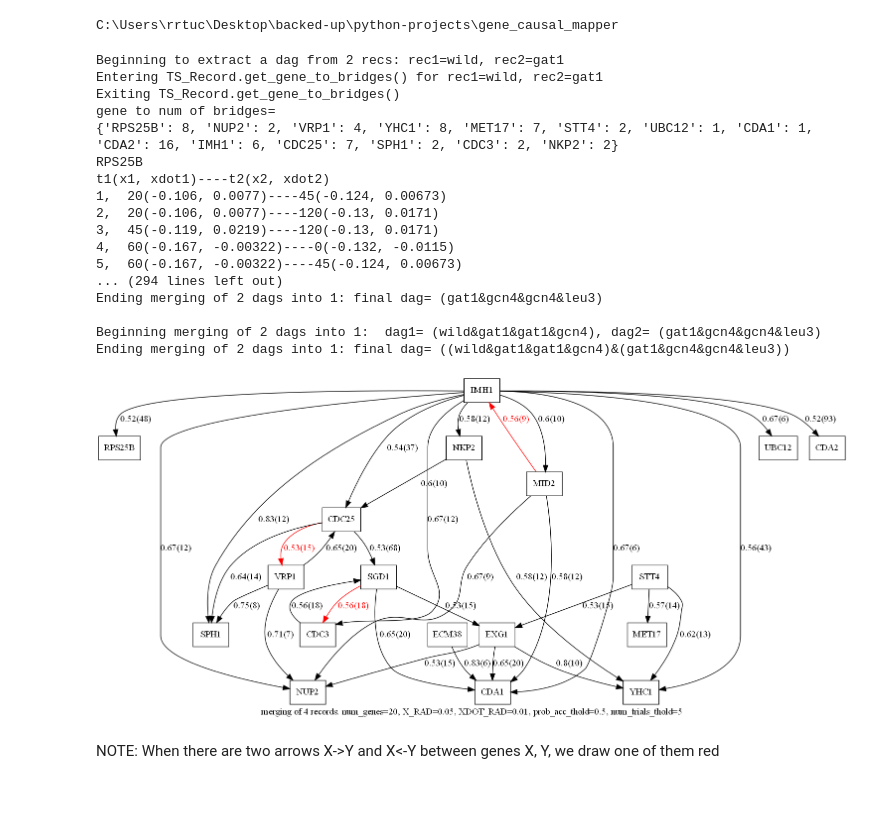
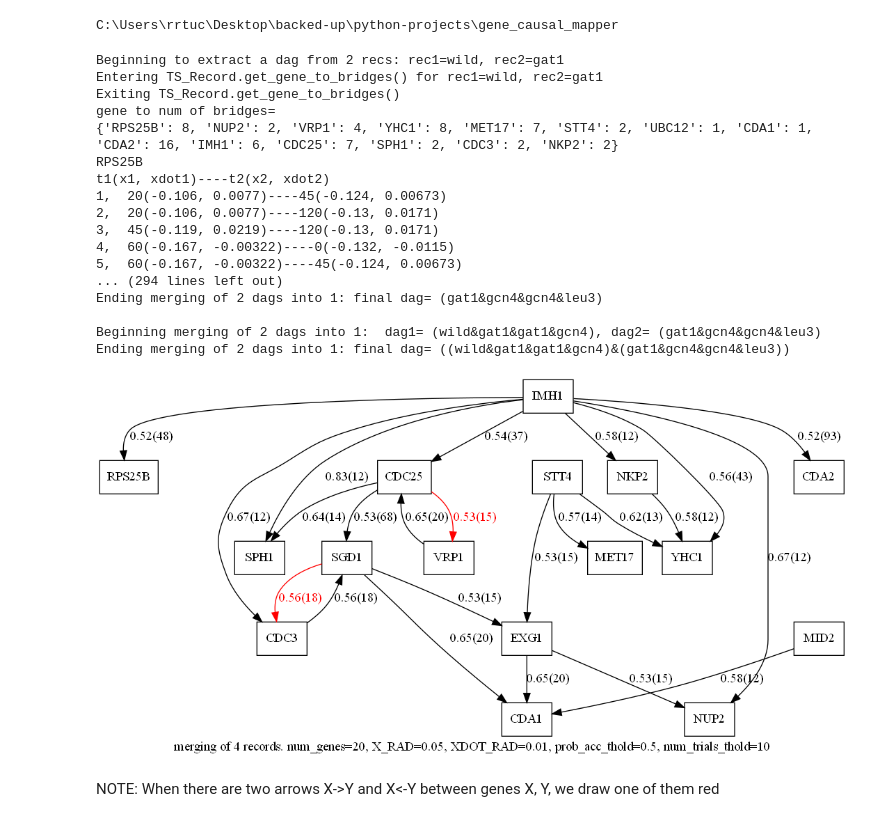
Before and after one commit to rrtucci/gene_causal_mapper, a Jupyter notebook: jupyter_notebooks/dream3_DAG_20.ipynb, the cells around one changed output. Drawn from its saved outputs; the diff is of its cells as text; code cells hidden in the pictures; blank space fills up the shorter version.

```diff
--- a/jupyter_notebooks/dream3_DAG_20.ipynb
+++ b/jupyter_notebooks/dream3_DAG_20.ipynb
@@ -17,7 +17,7 @@ C:\Users\rrtuc\Desktop\backed-up\python-projects\gene_causal_mapper
 from DagAtlas import *
 # %%
 prob_acc_thold = 0.5
-num_trials_thold = 5
+num_trials_thold = 10
 num_genes = 20
 title= "merging_4_records"
 in_path_pkl = f"data/{title}.pkl"
@@ -30,33 +30,33 @@ dag = DagAtlas.extract_dag_from_n_recs_mem1(
     STRAINS,
     title,
     num_genes,
     verbose)
 
 dag.save_self(in_path_pkl)
 dag1 = Dag(title, in_path_of_pkl=in_path_pkl)
 dag1.draw(prob_acc_thold,
           num_trials_thold,
           caption,
           jupyter=True,
           circo=False)
 # %% [output]
 Beginning to extract a dag from 2 recs: rec1=wild, rec2=gat1
 Entering TS_Record.get_gene_to_bridges() for rec1=wild, rec2=gat1
 Exiting TS_Record.get_gene_to_bridges()
 gene to num of bridges=
 {'RPS25B': 8, 'NUP2': 2, 'VRP1': 4, 'YHC1': 8, 'MET17': 7, 'STT4': 2, 'UBC12': 1, 'CDA1': 1, 'CDA2': 16, 'IMH1': 6, 'CDC25': 7, 'SPH1': 2, 'CDC3': 2, 'NKP2': 2}
 RPS25B
 t1(x1, xdot1)----t2(x2, xdot2)
 1,  20(-0.106, 0.0077)----45(-0.124, 0.00673)
 2,  20(-0.106, 0.0077)----120(-0.13, 0.0171)
 3,  45(-0.119, 0.0219)----120(-0.13, 0.0171)
 4,  60(-0.167, -0.00322)----0(-0.132, -0.0115)
 5,  60(-0.167, -0.00322)----45(-0.124, 0.00673)
 ... (294 lines left out)
 Ending merging of 2 dags into 1: final dag= (gat1&gcn4&gcn4&leu3)
 
 Beginning merging of 2 dags into 1:  dag1= (wild&gat1&gat1&gcn4), dag2= (gat1&gcn4&gcn4&leu3)
 Ending merging of 2 dags into 1: final dag= ((wild&gat1&gat1&gcn4)&(gat1&gcn4&gcn4&leu3))
-[figure, old version]
+[figure, new version]
 # %% [markdown]
 NOTE: When there are two arrows X->Y and X<-Y between genes X, Y, we draw one of them red
```
